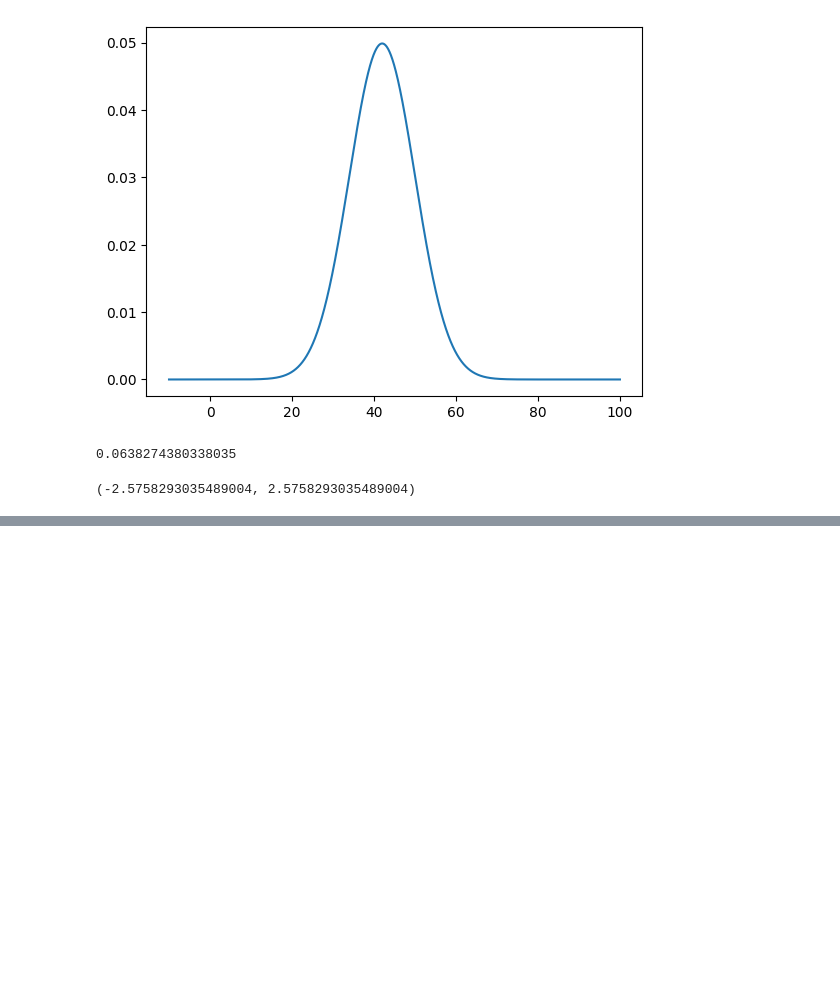
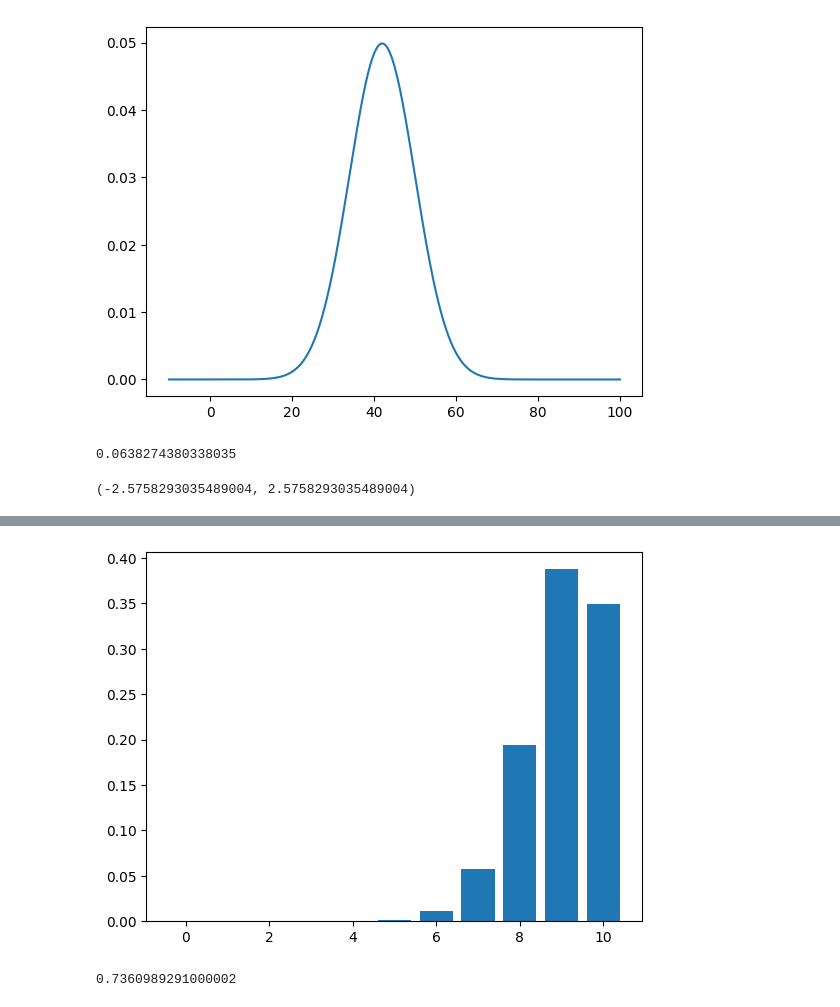
Before and after one commit to ViniciusKos/daily_studies, a Jupyter notebook: essential math for data science/ab_test.ipynb, the cells around one changed output, grey strips where cells are left out. Saved outputs shown, nothing was run; the diff lists cells and outputs as text; code cells hidden in the pictures; blank space fills up the shorter version.

```diff
--- a/essential math for data science/ab_test.ipynb
+++ b/essential math for data science/ab_test.ipynb
@@ -81,0 +108,16 @@ critical_z_value(0.99)
+# %%
+n = 10
+p = 0.9
+# defining list of r values
+r_values = list(range(n + 1))
+# list of pmf values
+dist = [binom.pmf(r, n, p) for r in r_values ]
+# plotting the graph
+plt.bar(r_values, dist)
+plt.show()
+# %% [output]
+[figure, added]
+# %%
+1-binom.cdf(8,10, 0.9)
+# %% [output]
+0.7360989291000002
```
Also changed, not shown: parts of 6 cells of this notebook, 1 other file.
